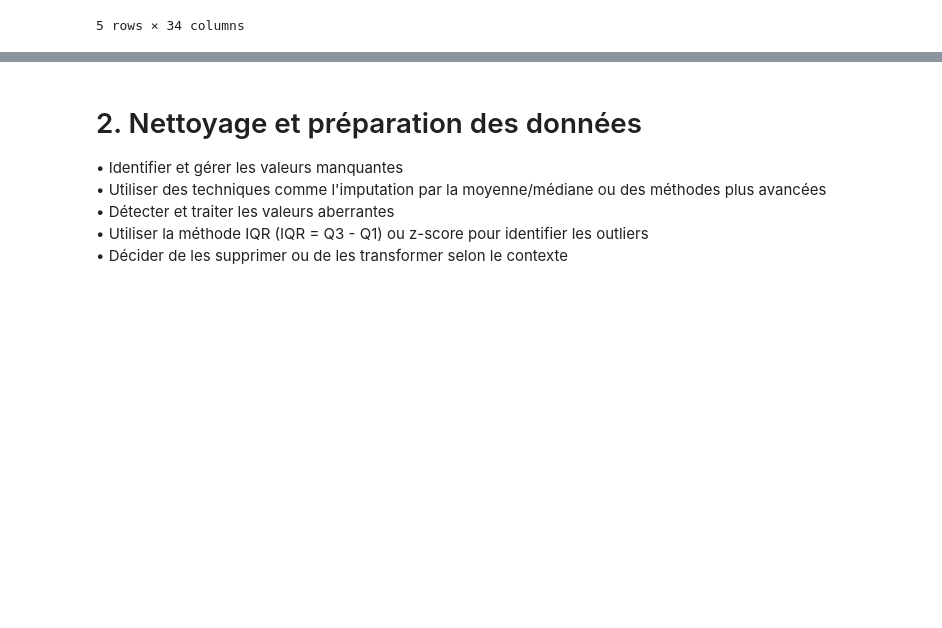
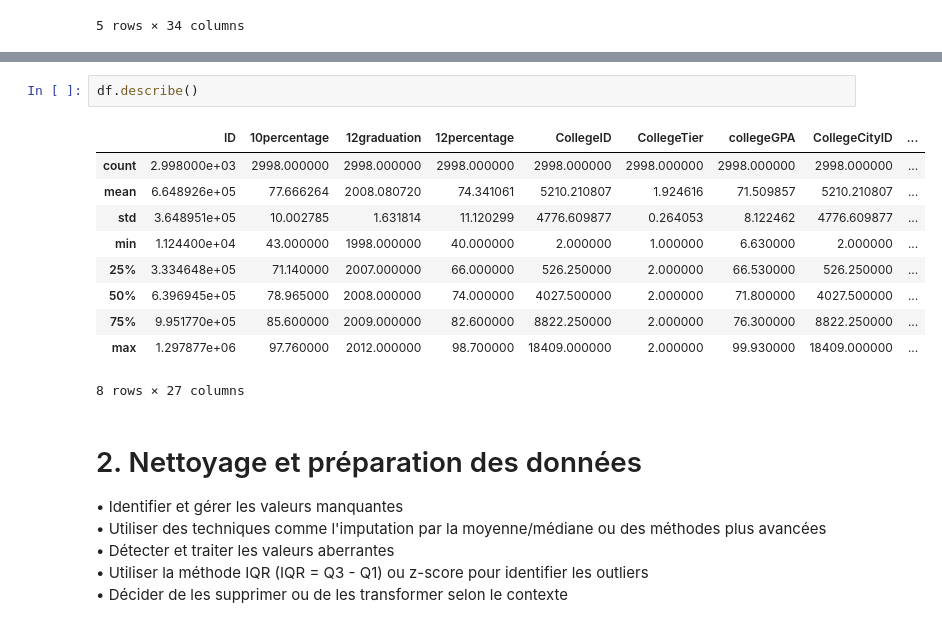
Before and after one commit to MGentieu/Projet_python_data, a Jupyter notebook: Notebook_projet.ipynb, the cells around one changed output, grey strips where cells are left out. Cells and saved outputs as stored; diff of their text form; blank space fills up the shorter version.

```diff
--- a/Notebook_projet.ipynb
+++ b/Notebook_projet.ipynb
@@ -22,3 +42,16 @@ df.head()
+# %%
+df.describe()
+# %% [output]
+|  | ID | 10percentage | 12graduation | 12percentage | CollegeID | CollegeTier | collegeGPA | CollegeCityID | ... |
+| count | 2.998000e+03 | 2998.000000 | 2998.000000 | 2998.000000 | 2998.000000 | 2998.000000 | 2998.000000 | 2998.000000 | ... |
+| mean | 6.648926e+05 | 77.666264 | 2008.080720 | 74.341061 | 5210.210807 | 1.924616 | 71.509857 | 5210.210807 | ... |
+| std | 3.648951e+05 | 10.002785 | 1.631814 | 11.120299 | 4776.609877 | 0.264053 | 8.122462 | 4776.609877 | ... |
+| min | 1.124400e+04 | 43.000000 | 1998.000000 | 40.000000 | 2.000000 | 1.000000 | 6.630000 | 2.000000 | ... |
+| 25% | 3.334648e+05 | 71.140000 | 2007.000000 | 66.000000 | 526.250000 | 2.000000 | 66.530000 | 526.250000 | ... |
+| 50% | 6.396945e+05 | 78.965000 | 2008.000000 | 74.000000 | 4027.500000 | 2.000000 | 71.800000 | 4027.500000 | ... |
+| 75% | 9.951770e+05 | 85.600000 | 2009.000000 | 82.600000 | 8822.250000 | 2.000000 | 76.300000 | 8822.250000 | ... |
+| max | 1.297877e+06 | 97.760000 | 2012.000000 | 98.700000 | 18409.000000 | 2.000000 | 99.930000 | 18409.000000 | ... |
+8 rows × 27 columns
 # %% [markdown]
 # 2. Nettoyage et préparation des données
 • Identifier et gérer les valeurs manquantes <br>
```
Also changed, not shown: parts of 1 cell of this notebook.
